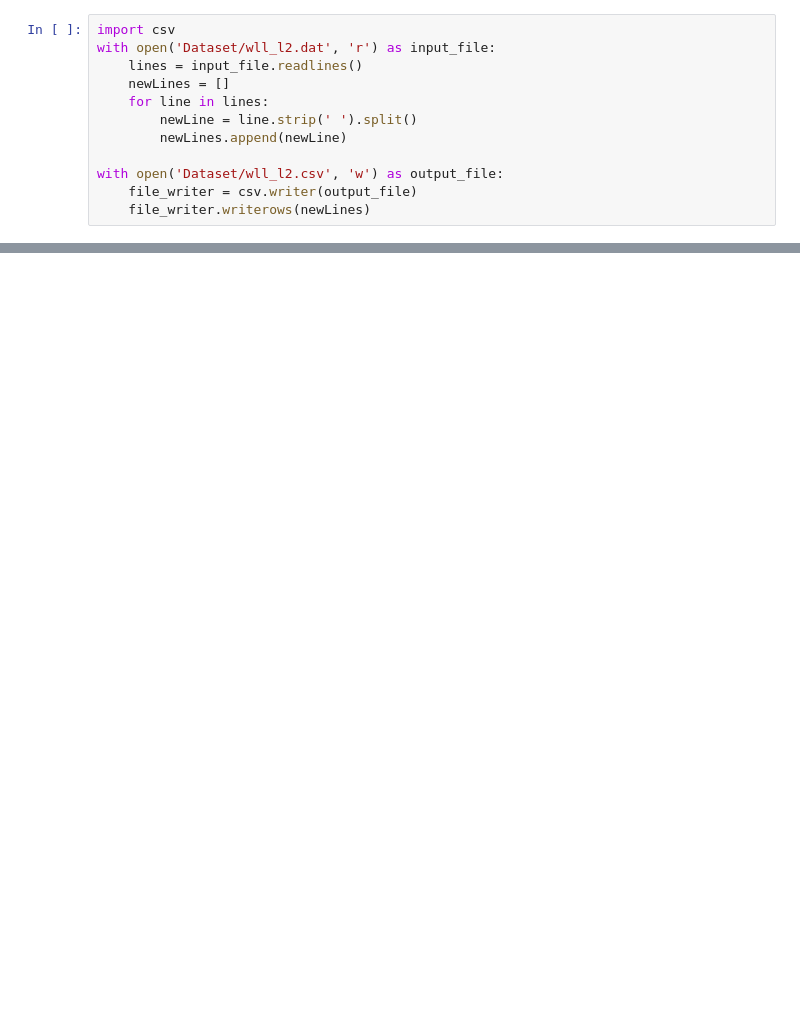
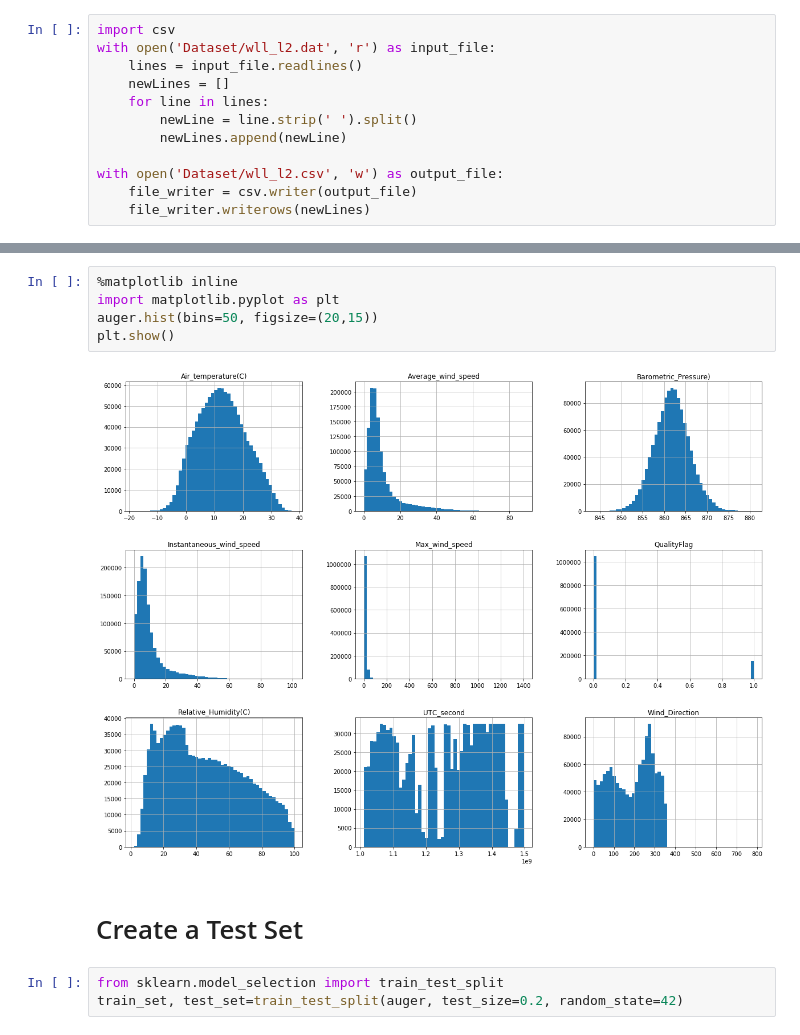
Before and after one commit to libardomm/Auger, a Jupyter notebook: Auger.ipynb, the cells around one changed output, grey strips where cells are left out. Drawn from its saved outputs; the diff is of its cells as text; blank space fills up the shorter version.

Commit message:
se creo el test_set y el train_set

```diff
--- a/Auger.ipynb
+++ b/Auger.ipynb
@@ -51,0 +60,12 @@ yes the future has been sold
+# %%
+%matplotlib inline
+import matplotlib.pyplot as plt
+auger.hist(bins=50, figsize=(20,15))
+plt.show()
+# %% [output]
+[figure, added]
+# %% [markdown]
+# Create a Test Set
+# %%
+from sklearn.model_selection import train_test_split
+train_set, test_set=train_test_split(auger, test_size=0.2, random_state=42)
```
Also changed, not shown: parts of 10 cells of this notebook.
